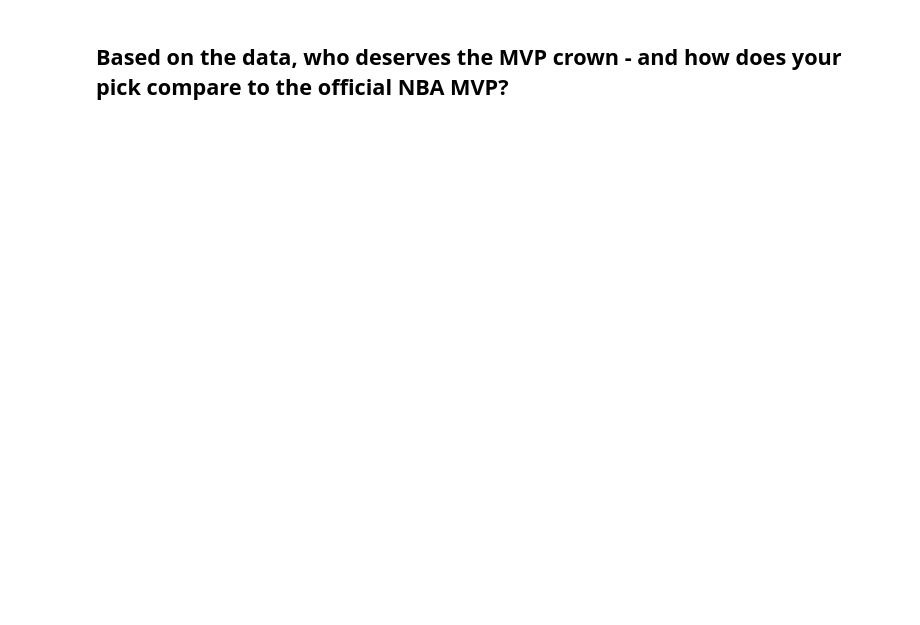
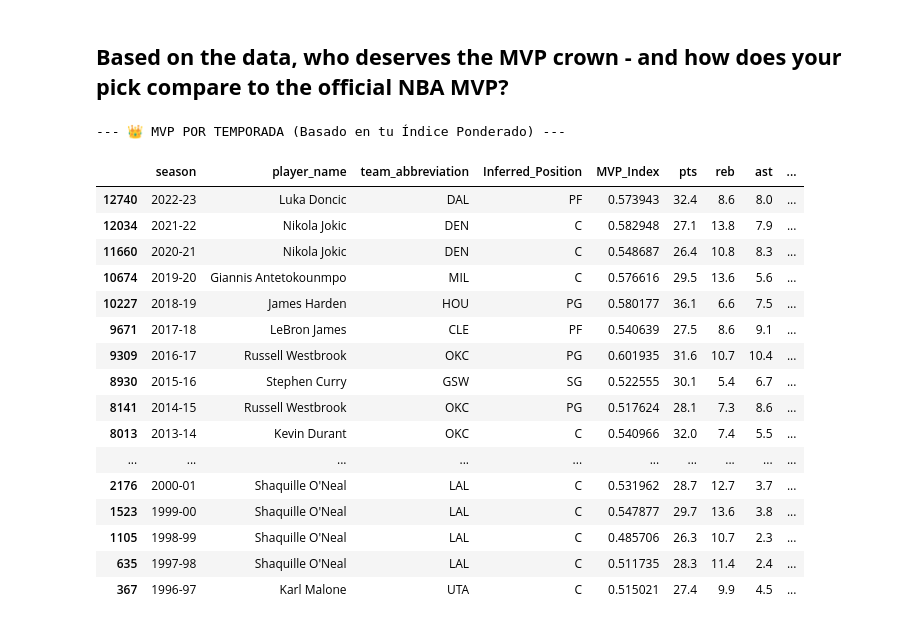
Before and after one commit to DevEnriquegd/mvp-nba, a Jupyter notebook: mvp_nba.ipynb, the cells around one changed output. Saved outputs shown, nothing was run; the diff lists cells and outputs as text; code cells hidden in the pictures; blank space fills up the shorter version.

Commit message:
MVP per season

```diff
--- a/mvp_nba.ipynb
+++ b/mvp_nba.ipynb
@@ -345,2 +461,43 @@ display(era_comparison.sort_values(by='era'))
 # %% [markdown]
 ## **Based on the data, who deserves the MVP crown - and how does your pick compare to the official NBA MVP?**
+# %%
+idx_mvp_season = data.groupby('season')['MVP_Index'].idxmax()
+
+mvp_by_season = data.loc[idx_mvp_season]
+
+mvp_report_columns = [
+    'season',
+    'player_name',
+    'team_abbreviation',
+    'Inferred_Position',
+    'MVP_Index',
+    'pts',
+    'reb',
+    'ast',
+    'ts_pct',
+    'net_rating'
+]
+
+mvp_report = mvp_by_season[mvp_report_columns].sort_values(by='season', ascending=False)
+
+print("--- 👑 MVP POR TEMPORADA (Basado en tu Índice Ponderado) ---")
+display(mvp_report)
+# %% [output]
+--- 👑 MVP POR TEMPORADA (Basado en tu Índice Ponderado) ---
+|  | season | player_name | team_abbreviation | Inferred_Position | MVP_Index | pts | reb | ast | ... |
+| 12740 | 2022-23 | Luka Doncic | DAL | PF | 0.573943 | 32.4 | 8.6 | 8.0 | ... |
+| 12034 | 2021-22 | Nikola Jokic | DEN | C | 0.582948 | 27.1 | 13.8 | 7.9 | ... |
+| 11660 | 2020-21 | Nikola Jokic | DEN | C | 0.548687 | 26.4 | 10.8 | 8.3 | ... |
+| 10674 | 2019-20 | Giannis Antetokounmpo | MIL | C | 0.576616 | 29.5 | 13.6 | 5.6 | ... |
+| 10227 | 2018-19 | James Harden | HOU | PG | 0.580177 | 36.1 | 6.6 | 7.5 | ... |
+| 9671 | 2017-18 | LeBron James | CLE | PF | 0.540639 | 27.5 | 8.6 | 9.1 | ... |
+| 9309 | 2016-17 | Russell Westbrook | OKC | PG | 0.601935 | 31.6 | 10.7 | 10.4 | ... |
+| 8930 | 2015-16 | Stephen Curry | GSW | SG | 0.522555 | 30.1 | 5.4 | 6.7 | ... |
+| 8141 | 2014-15 | Russell Westbrook | OKC | PG | 0.517624 | 28.1 | 7.3 | 8.6 | ... |
+| 8013 | 2013-14 | Kevin Durant | OKC | C | 0.540966 | 32.0 | 7.4 | 5.5 | ... |
+| ... | ... | ... | ... | ... | ... | ... | ... | ... | ... |
+| 2176 | 2000-01 | Shaquille O'Neal | LAL | C | 0.531962 | 28.7 | 12.7 | 3.7 | ... |
+| 1523 | 1999-00 | Shaquille O'Neal | LAL | C | 0.547877 | 29.7 | 13.6 | 3.8 | ... |
+| 1105 | 1998-99 | Shaquille O'Neal | LAL | C | 0.485706 | 26.3 | 10.7 | 2.3 | ... |
+| 635 | 1997-98 | Shaquille O'Neal | LAL | C | 0.511735 | 28.3 | 11.4 | 2.4 | ... |
+| 367 | 1996-97 | Karl Malone | UTA | C | 0.515021 | 27.4 | 9.9 | 4.5 | ... |
```
Also changed, not shown: parts of 7 cells of this notebook.
